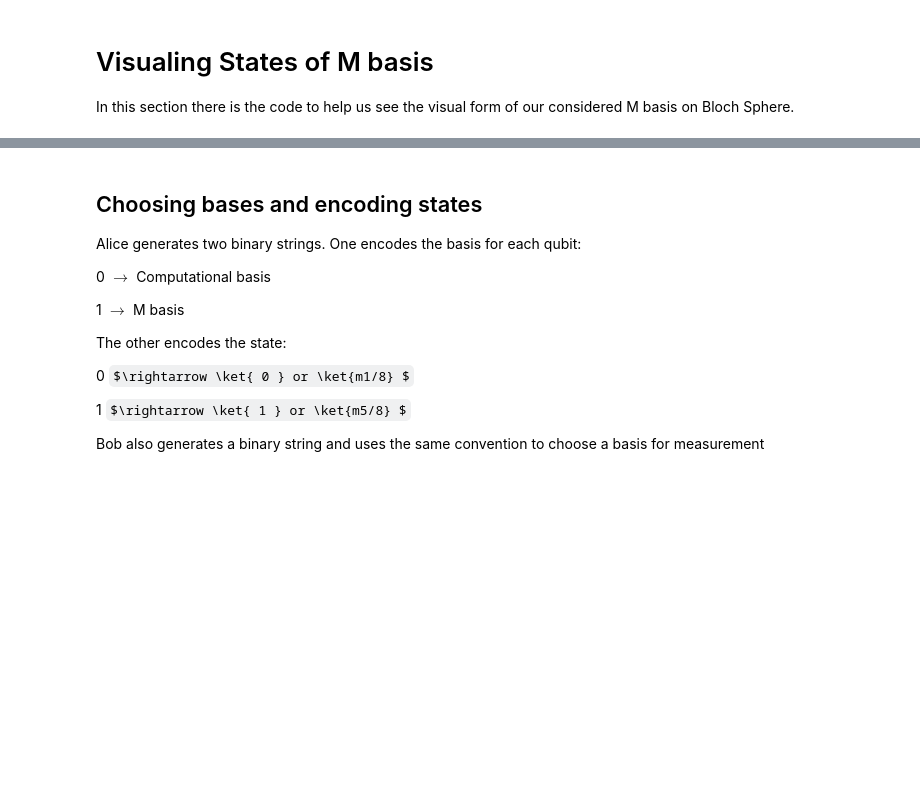
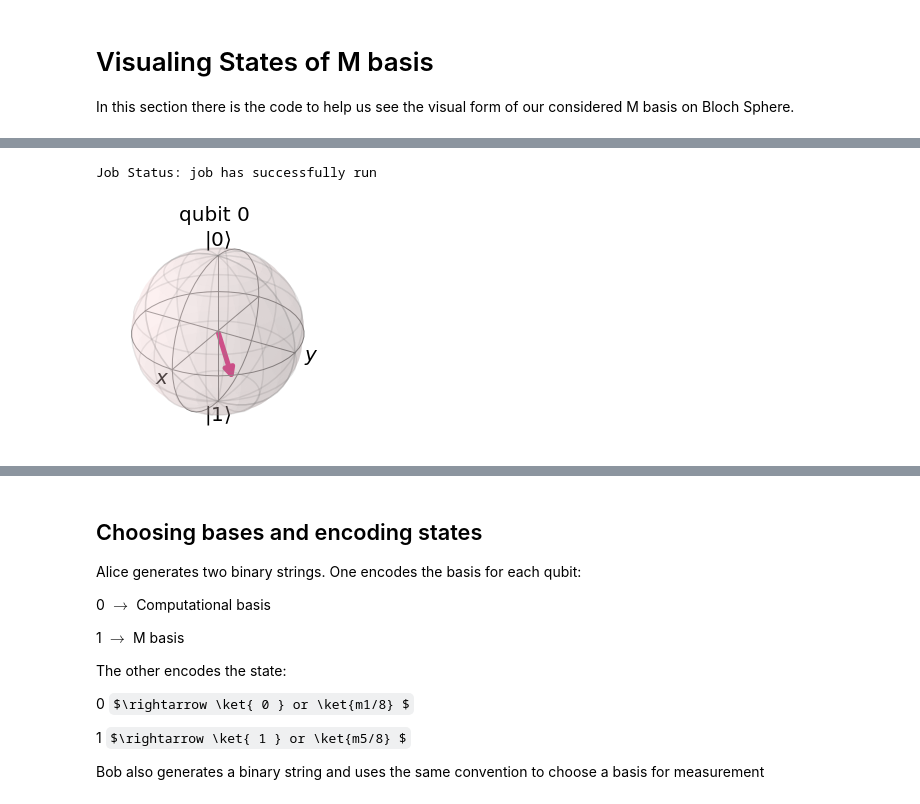
Before and after one commit to mohitiitr/bb84piby8basis, a Jupyter notebook: BB84piby8basis.ipynb, the cells around one changed output, grey strips where cells are left out. Saved outputs shown, nothing was run; the diff lists cells and outputs as text; code cells hidden in the pictures; some formulas as TeX source; blank space fills up the shorter version.

```diff
--- a/BB84piby8basis.ipynb
+++ b/BB84piby8basis.ipynb
@@ -51,12 +72,16 @@ plot_bloch_multivector(chi)
 # %%
 m58 = QuantumRegister (1)
 c58 = ClassicalRegister(1)
 circ3 =QuantumCircuit(m58,c58)
+circ3.x(m58)
 circ3.ry(pi/8, m58)
 
 
 job2 =execute(circ3,backend)
 job_monitor(job2)
 result2=job2.result()
 chi_anti_polar=result2.get_statevector(circ3)
 plot_bloch_multivector(chi_anti_polar)
+# %% [output]
+Job Status: job has successfully run
+[figure, added]
```
Also changed, not shown: parts of 8 cells of this notebook.
